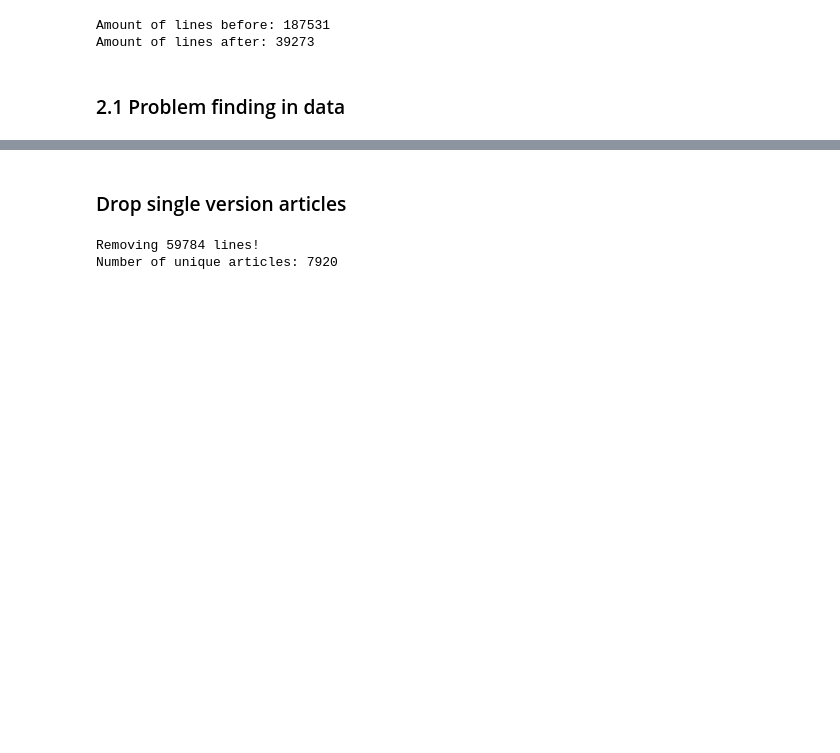
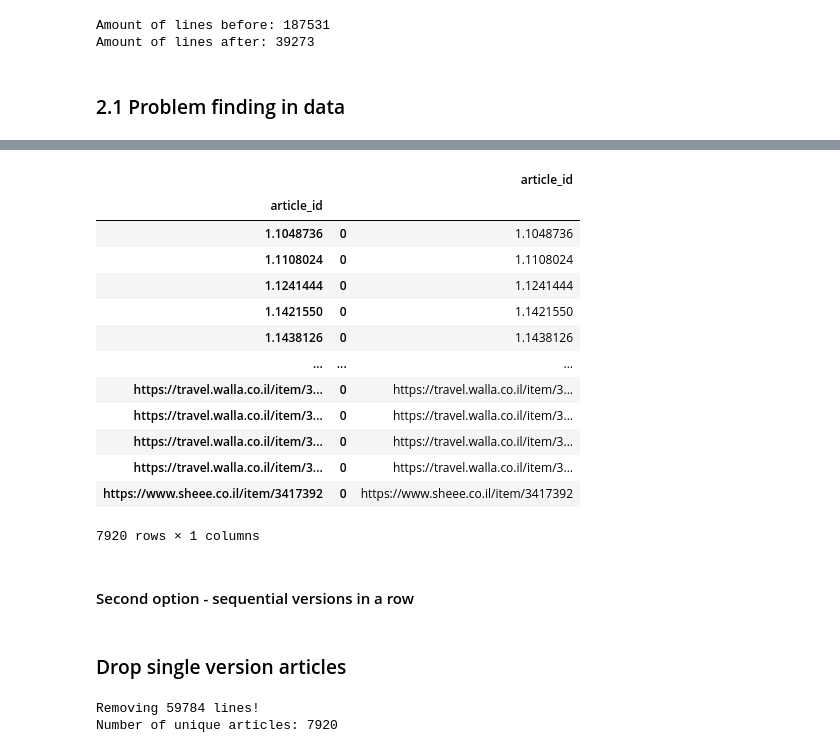
Before and after one commit to db295/ILNewsDiff, a Jupyter notebook: nlp/run_nlp.ipynb, the cells around one changed output, grey strips where cells are left out. Drawn from its saved outputs; the diff is of its cells as text; code cells hidden in the pictures; blank space fills up the shorter version.

```diff
--- a/nlp/run_nlp.ipynb
+++ b/nlp/run_nlp.ipynb
@@ -228,3 +253,54 @@ df[df.article_id == random_article_id].sort_values(inplace=False, by=["version"]
+# %%
+MAX_VERSIONS = df.article_id.value_counts().max()
+
+# cols = ["article_id"] #+ [f"version_{i}" for i in range(1, MAX_VERSIONS + 1)]
+
+# articles_df = pd.DataFrame()
+
+# Insert all the article ids
+# articles_df["article_id"] = df.article_id.unique()
+
+# articles_df[["article_id", "version_1"]] = df.loc[df.version == 1][["article_id", "title"]]
+
+# test_version = df.loc[df.version == 1].sample()
+# for _, row in test_version.iterrows():
+#   test_version_article_id = row.article_id
+#   test_version_title = row.title
+
+# print(f"test - id - {test_version_article_id}, \n title-{test_version_title}\n----")
+# articles_df[articles_df.article_id == test_version_article_id]
+
+def f(r):
+  # article_id = r.sample().article_id.iat[0]
+  # y = r[["title", "version"]].set_index("version").T
+  y = pd.DataFrame()
+  y["article_id"] = [r.sample().article_id.iat[0]]
+
+  return y
+
+articles_df = df.groupby(["article_id"]).apply(f)
+# %%
+articles_df.reset_index
+
+# a = articles_df.reset_index()
+# a.head()
+# %% [output]
+|  |  | article_id |
+| article_id |  |  |
+| 1.1048736 | 0 | 1.1048736 |
+| 1.1108024 | 0 | 1.1108024 |
+| 1.1241444 | 0 | 1.1241444 |
+| 1.1421550 | 0 | 1.1421550 |
+| 1.1438126 | 0 | 1.1438126 |
+| ... | ... | ... |
+| https://travel.walla.co.il/item/3... | 0 | https://travel.walla.co.il/item/3... |
+| https://travel.walla.co.il/item/3... | 0 | https://travel.walla.co.il/item/3... |
+| https://travel.walla.co.il/item/3... | 0 | https://travel.walla.co.il/item/3... |
+| https://travel.walla.co.il/item/3... | 0 | https://travel.walla.co.il/item/3... |
+| https://www.sheee.co.il/item/3417392 | 0 | https://www.sheee.co.il/item/3417392 |
+7920 rows × 1 columns
+# %% [markdown]
+#### Second option - sequential versions in a row
 # %% [markdown]
 ### Drop single version articles
 # %%
```
Also changed, not shown: parts of 12 cells of this notebook.
